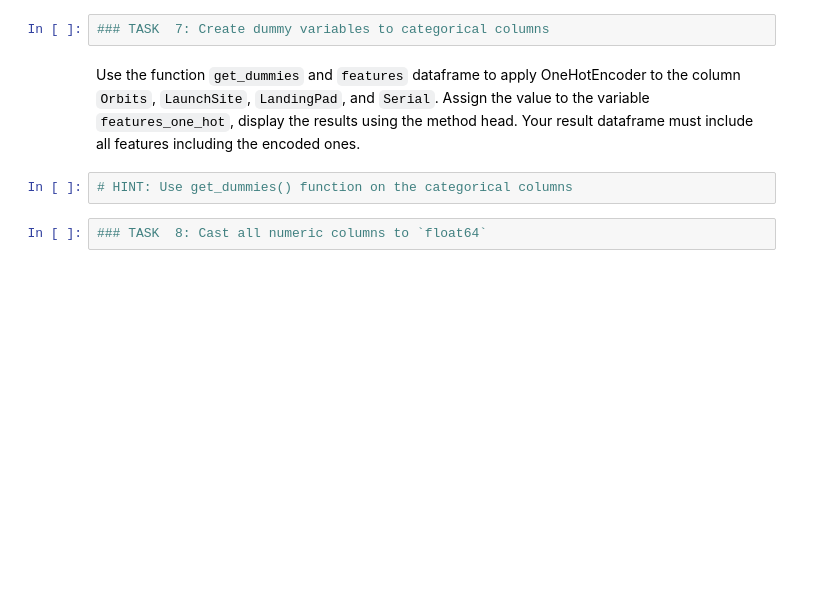
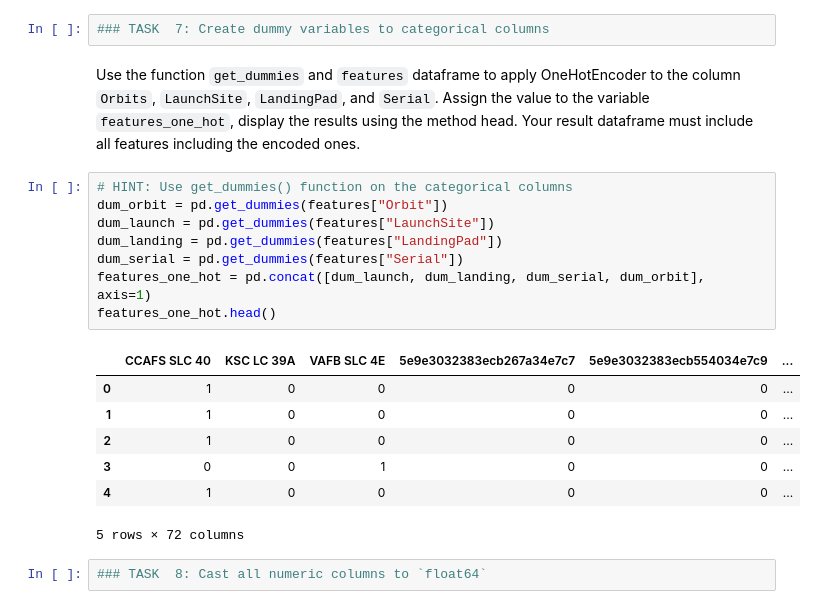
Before and after one commit to rparajuli1981/IBMCapstone, a Jupyter notebook: jupyter-labs-eda-dataviz.ipynb.jupyterlite.ipynb, the cells around one changed output. Saved outputs shown, nothing was run; the diff lists cells and outputs as text; blank space fills up the shorter version.

```diff
--- a/jupyter-labs-eda-dataviz.ipynb.jupyterlite.ipynb
+++ b/jupyter-labs-eda-dataviz.ipynb.jupyterlite.ipynb
@@ -207,8 +207,22 @@ features.head()
 ### TASK  7: Create dummy variables to categorical columns
 # %% [markdown]
 Use the function <code>get_dummies</code> and <code>features</code> dataframe to apply OneHotEncoder to the column <code>Orbits</code>, <code>LaunchSite</code>, <code>LandingPad</code>, and <code>Serial</code>. Assign the value to the variable <code>features_one_hot</code>, display the results using the method head. Your result dataframe must include all features including the encoded ones.
-# %%
-# HINT: Use get_dummies() function on the categorical columns
+# %%
+# HINT: Use get_dummies() function on the categorical columns
+dum_orbit = pd.get_dummies(features["Orbit"])
+dum_launch = pd.get_dummies(features["LaunchSite"])
+dum_landing = pd.get_dummies(features["LandingPad"])
+dum_serial = pd.get_dummies(features["Serial"])
+features_one_hot = pd.concat([dum_launch, dum_landing, dum_serial, dum_orbit], axis=1)
+features_one_hot.head()
+# %% [output]
+|  | CCAFS SLC 40 | KSC LC 39A | VAFB SLC 4E | 5e9e3032383ecb267a34e7c7 | 5e9e3032383ecb554034e7c9 | ... |
+| 0 | 1 | 0 | 0 | 0 | 0 | ... |
+| 1 | 1 | 0 | 0 | 0 | 0 | ... |
+| 2 | 1 | 0 | 0 | 0 | 0 | ... |
+| 3 | 0 | 0 | 1 | 0 | 0 | ... |
+| 4 | 1 | 0 | 0 | 0 | 0 | ... |
+5 rows × 72 columns
 # %%
 ### TASK  8: Cast all numeric columns to `float64`
 # %% [markdown]
```
Also changed, not shown: parts of 3 cells of this notebook.
